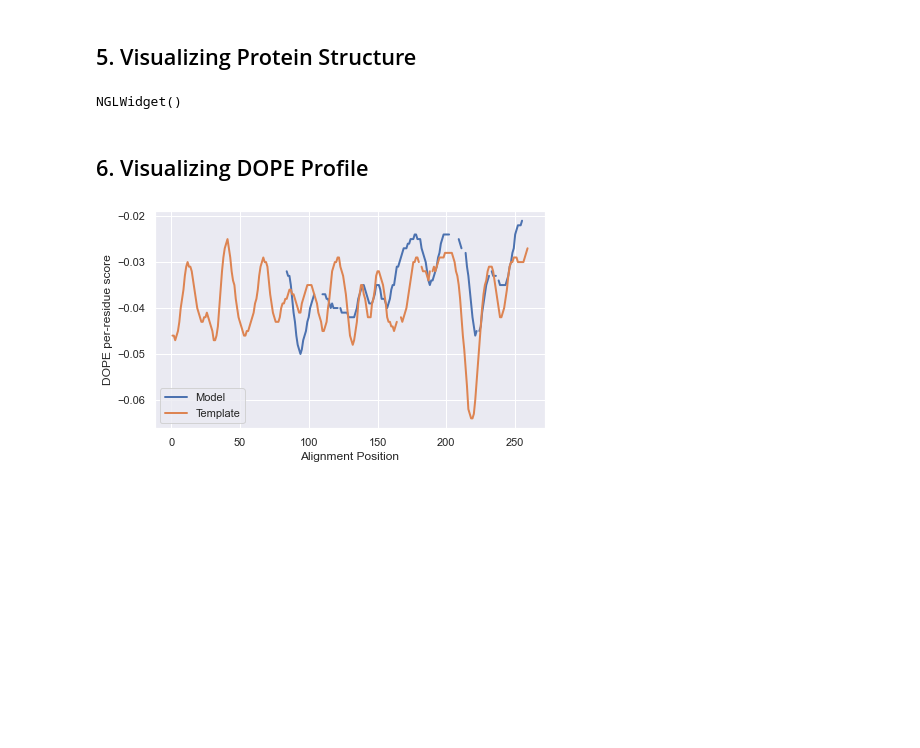
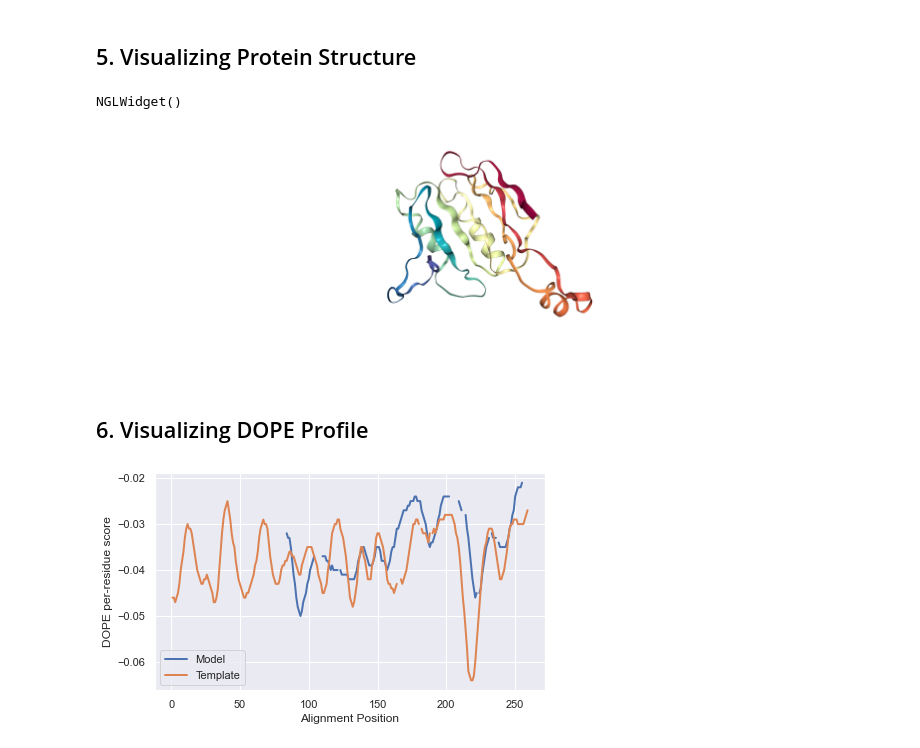
Before and after one commit to shivChitinous/Modeller, a Jupyter notebook: NSP4_structure.ipynb, the cells around one changed output. Cells and saved outputs as stored; diff of their text form; code cells hidden in the pictures; blank space fills up the shorter version.

```diff
--- a/NSP4_structure.ipynb
+++ b/NSP4_structure.ipynb
@@ -180,3 +181,7 @@ NGLWidget()
+# %%
+view._display_image()
+# %% [output]
+[figure, added]
 # %% [markdown]
 ## 6. Visualizing DOPE Profile
 # %%
```
Also changed, not shown: parts of 7 cells of this notebook, 6 other files.
